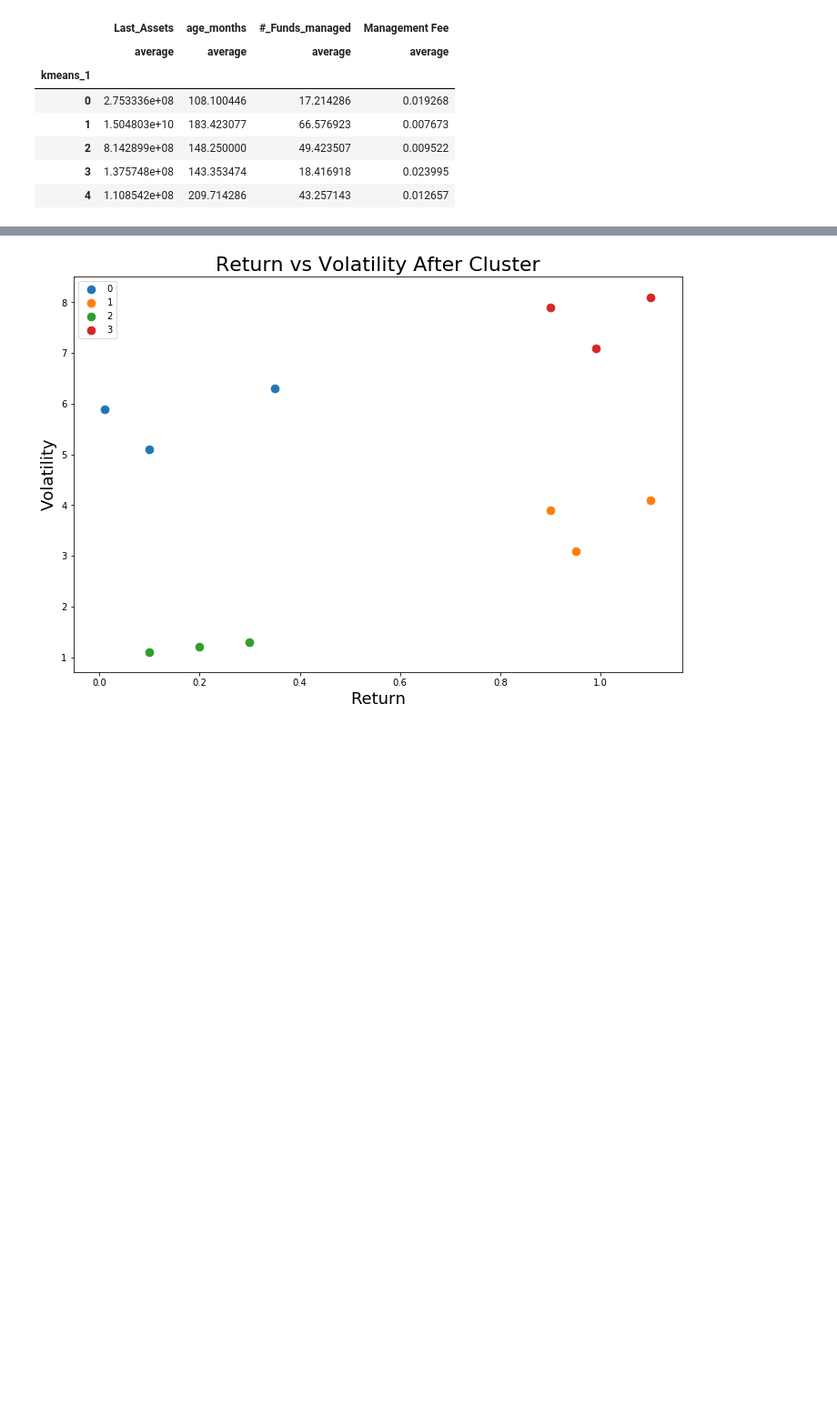
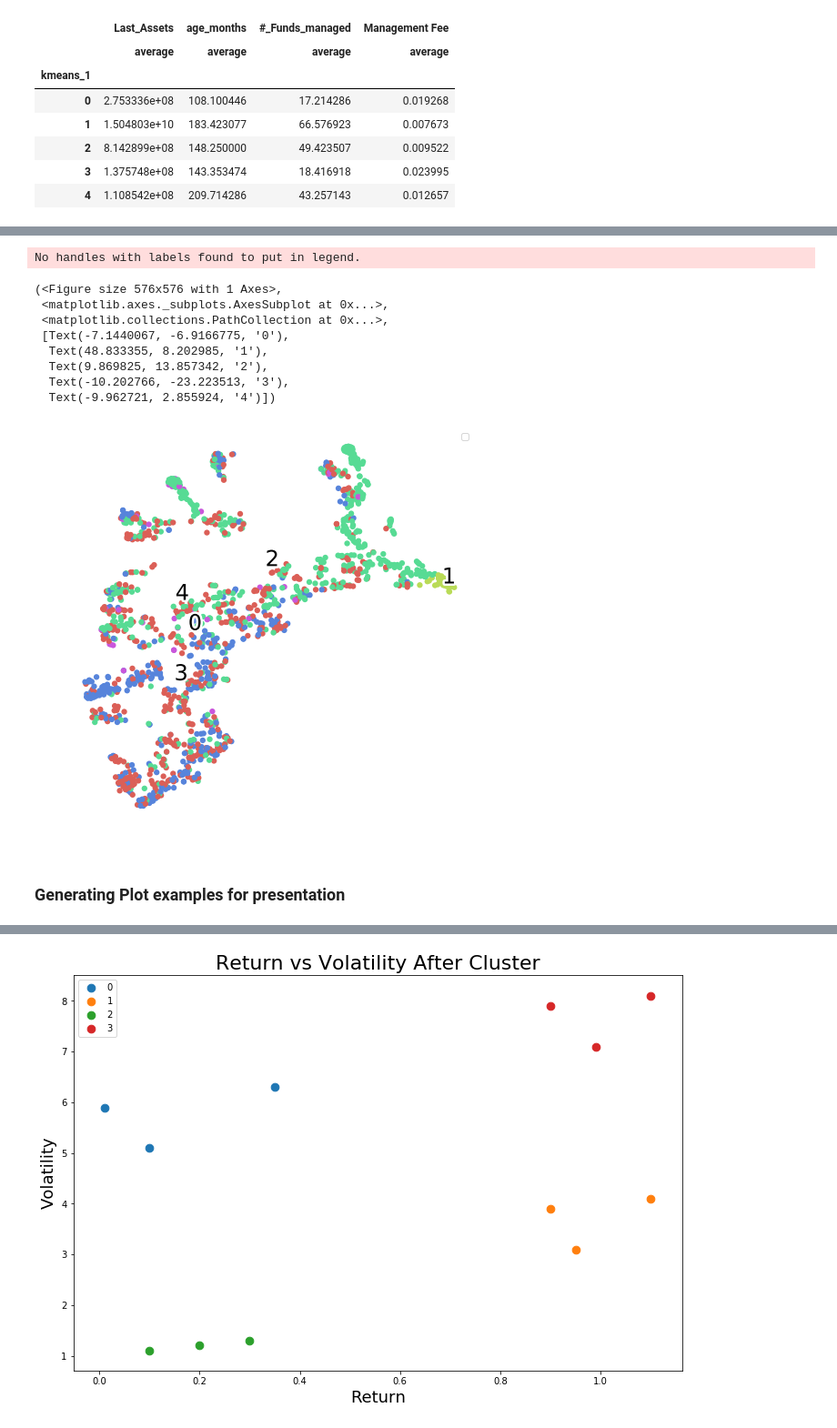
Before and after one commit to berkurka/Mutual_Fund_Clustering, a Jupyter notebook: Notebooks/03 Building Models.ipynb, the cells around one changed output, grey strips where cells are left out. Shown at 91% size. Saved outputs shown, nothing was run; the diff lists cells and outputs as text; code cells hidden in the pictures; blank space fills up the shorter version.

```diff
--- a/Notebooks/Building Models.ipynb
+++ b/Notebooks/03 Building Models.ipynb
@@ -757,0 +762,33 @@ len([3.1,3.2,3.3,5.9,5.10,6.1,1.1,1.2,1.3,7.9,7.10,8.1])
+# %%
+def fashion_scatter(x, colors):
+    # choose a color palette with seaborn.
+    num_classes = len(np.unique(colors))
+    palette = np.array(sns.color_palette("hls", num_classes))
+
+    # create a scatter plot.
+    f = plt.figure(figsize=(8, 8))
+    ax = plt.subplot(aspect='equal')
+    sc = ax.scatter(x[:,0], x[:,1], lw=0, s=40, c=palette[colors.astype(np.int)])
+    plt.xlim(-25, 25)
+    plt.ylim(-25, 25)
+    ax.axis('off')
+    ax.axis('tight')
+    # add the labels for each digit corresponding to the label
+    txts = []
+
+    for i in range(num_classes):
+
+        # Position of each label at median of data points.
+
+        xtext, ytext = np.median(x[colors == i, :], axis=0)
+        txt = ax.text(xtext, ytext, str(i), fontsize=24)
+        txt.set_path_effects([
+            PathEffects.Stroke(linewidth=5, foreground="w"),
+            PathEffects.Normal()])
+        txts.append(txt)
+
+    return f, ax, sc, txts
+# %%
+time_start = time.time()
+fashion_tsne = TSNE(random_state=42).fit_transform(raw_df[features])
+print('t-SNE done! Time elapsed: {} seconds'.format(time.time()-time_start))
@@ -758,3 +797,18 @@ len([3.1,3.2,3.3,5.9,5.10,6.1,1.1,1.2,1.3,7.9,7.10,8.1])
+# %%
+fashion_scatter(fashion_tsne, raw_df['kmeans_1'])
+# %% [output]
+No handles with labels found to put in legend.
+(<Figure size 576x576 with 1 Axes>,
+ <matplotlib.axes._subplots.AxesSubplot at 0x...>,
+ <matplotlib.collections.PathCollection at 0x...>,
+ [Text(-7.1440067, -6.9166775, '0'),
+  Text(48.833355, 8.202985, '1'),
+  Text(9.869825, 13.857342, '2'),
+  Text(-10.202766, -23.223513, '3'),
+  Text(-9.962721, 2.855924, '4')])
+[figure, added]
+# %% [markdown]
+### Generating Plot examples for presentation
 # %%
 ex= pd.DataFrame()
 ex['label'] =[0,0,0,1,1,1,2,2,2,3,3,3]
```
Also changed, not shown: parts of 21 cells of this notebook, 7 other files.
